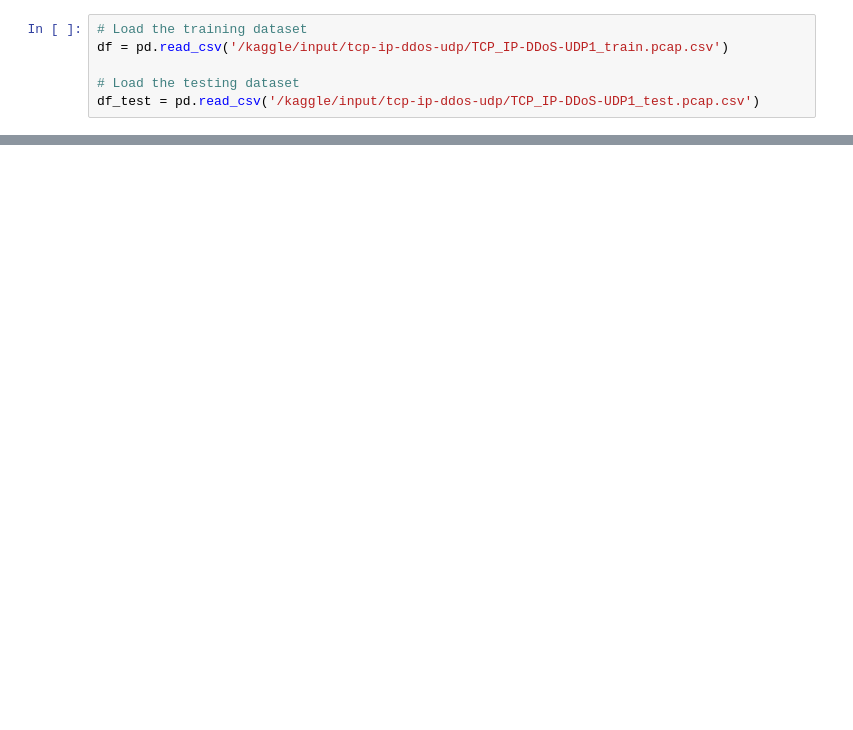
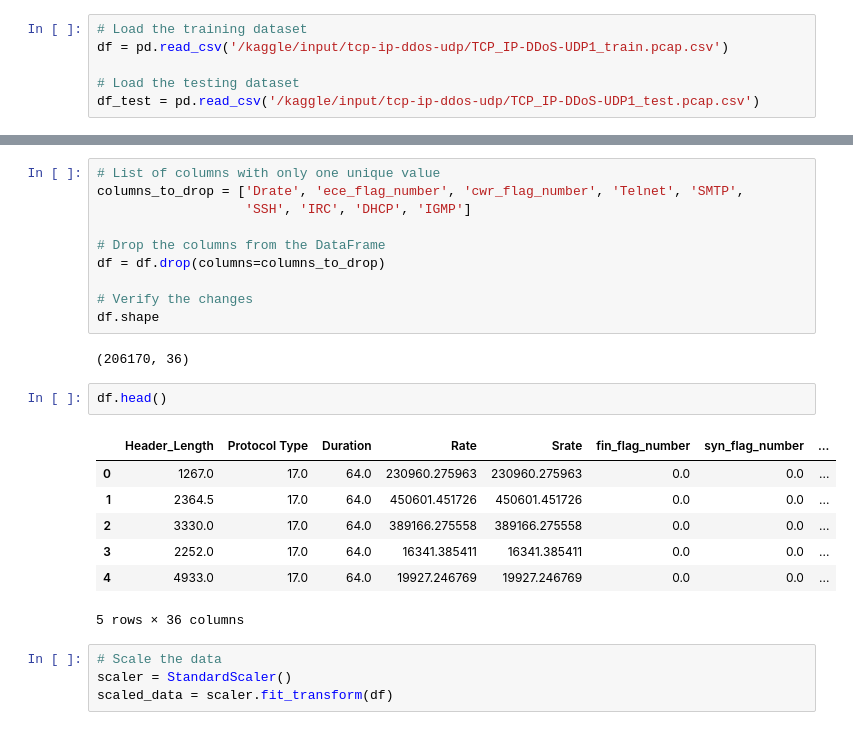
Before and after one commit to Airlectric/Data_Analytics_Kaggle_Projects, a Jupyter notebook: ddos-detection-in-real-time-tcp-ip-ddos-udp-data.ipynb, the cells around one changed output, grey strips where cells are left out. Cells and saved outputs as stored; diff of their text form; blank space fills up the shorter version.

Commit message:
Kaggle Notebook | DDos Detection in Real time TCP_IP-DDoS-UDP data | Version 2

```diff
--- a/ddos-detection-in-real-time-tcp-ip-ddos-udp-data.ipynb
+++ b/ddos-detection-in-real-time-tcp-ip-ddos-udp-data.ipynb
@@ -10,0 +115,26 @@ df_test = pd.read_csv('/kaggle/input/tcp-ip-ddos-udp/TCP_IP-DDoS-UDP1_test.pcap.
+# %%
+# List of columns with only one unique value
+columns_to_drop = ['Drate', 'ece_flag_number', 'cwr_flag_number', 'Telnet', 'SMTP',
+                   'SSH', 'IRC', 'DHCP', 'IGMP']
+
+# Drop the columns from the DataFrame
+df = df.drop(columns=columns_to_drop)
+
+# Verify the changes
+df.shape
+# %% [output]
+(206170, 36)
+# %%
+df.head()
+# %% [output]
+|  | Header_Length | Protocol Type | Duration | Rate | Srate | fin_flag_number | syn_flag_number | ... |
+| 0 | 1267.0 | 17.0 | 64.0 | 230960.275963 | 230960.275963 | 0.0 | 0.0 | ... |
+| 1 | 2364.5 | 17.0 | 64.0 | 450601.451726 | 450601.451726 | 0.0 | 0.0 | ... |
+| 2 | 3330.0 | 17.0 | 64.0 | 389166.275558 | 389166.275558 | 0.0 | 0.0 | ... |
+| 3 | 2252.0 | 17.0 | 64.0 | 16341.385411 | 16341.385411 | 0.0 | 0.0 | ... |
+| 4 | 4933.0 | 17.0 | 64.0 | 19927.246769 | 19927.246769 | 0.0 | 0.0 | ... |
+5 rows × 36 columns
+# %%
+# Scale the data
+scaler = StandardScaler()
+scaled_data = scaler.fit_transform(df)
```
Also changed, not shown: parts of 22 cells of this notebook.
